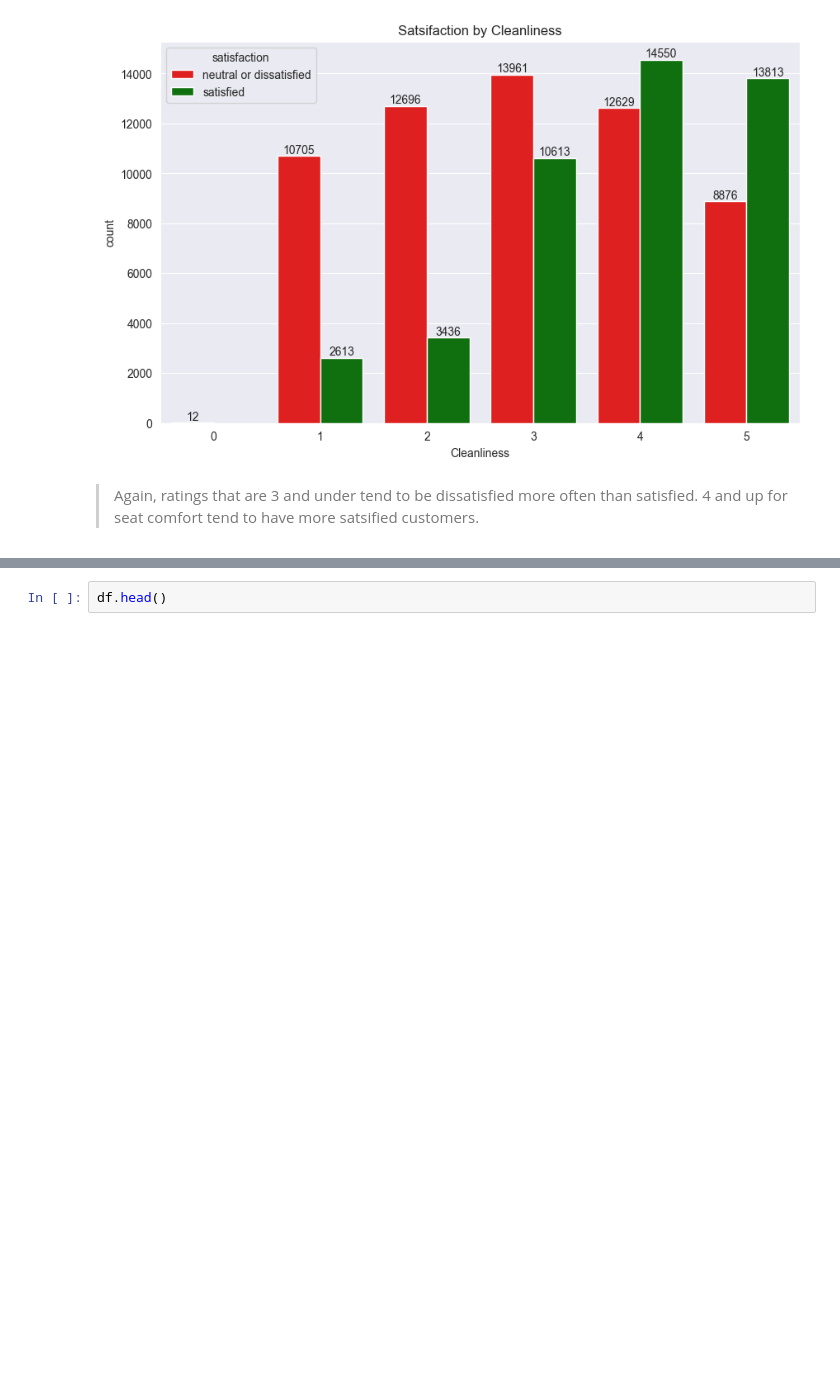
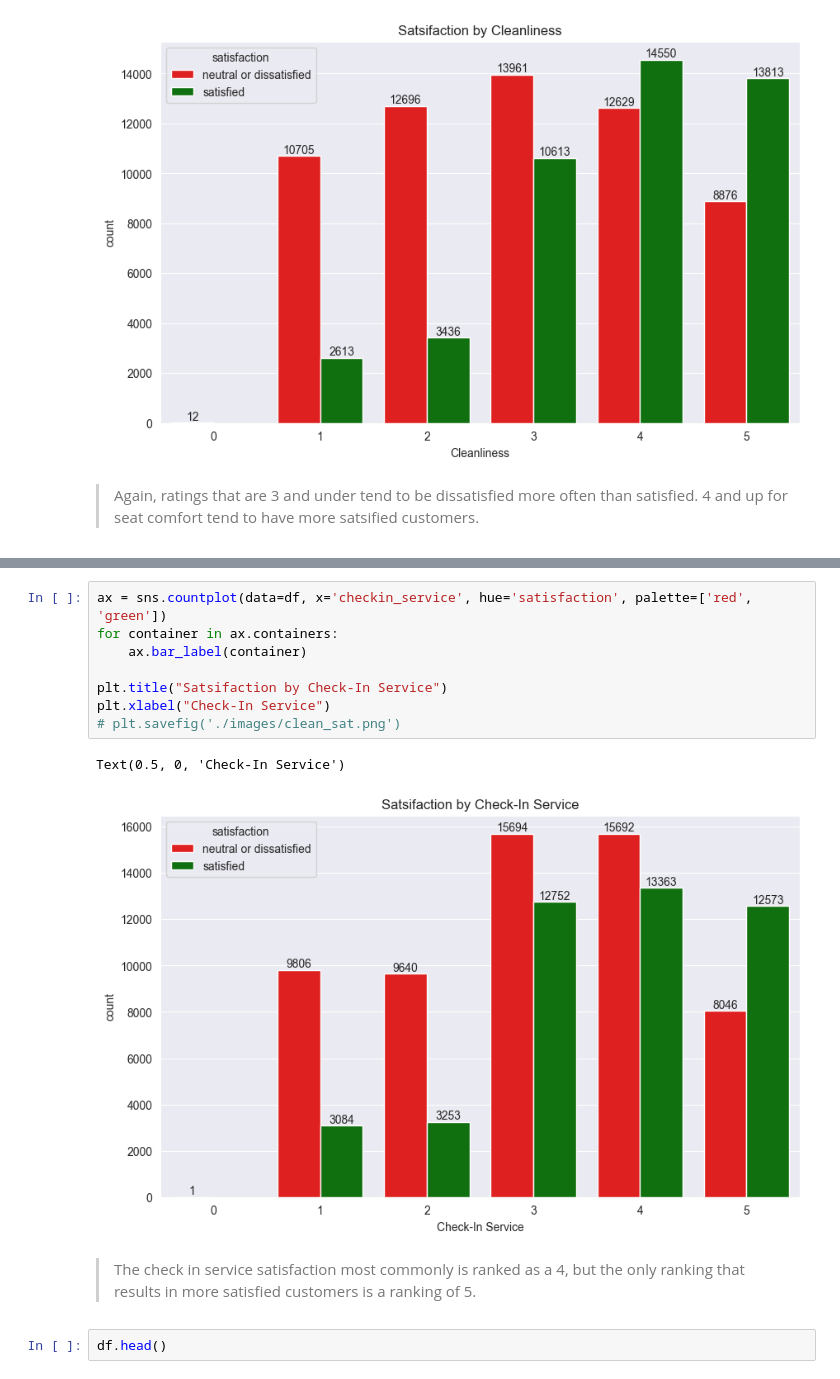
Before and after one commit to danielphilip12/Airline-Satisfaction, a Jupyter notebook: EDA.ipynb, the cells around one changed output, grey strips where cells are left out. Cells and saved outputs as stored; diff of their text form; blank space fills up the shorter version.

```diff
--- a/EDA.ipynb
+++ b/EDA.ipynb
@@ -443,3 +453,16 @@ sns.regplot(data=df, x='inflight_wifi_service', y='flight_distance')
+# %%
+ax = sns.countplot(data=df, x='checkin_service', hue='satisfaction', palette=['red', 'green'])
+for container in ax.containers:
+    ax.bar_label(container)
+
+plt.title("Satsifaction by Check-In Service")
+plt.xlabel("Check-In Service")
+# plt.savefig('./images/clean_sat.png')
+# %% [output]
+Text(0.5, 0, 'Check-In Service')
+[figure, added]
+# %% [markdown]
+> The check in service satisfaction most commonly is ranked as a 4, but the only ranking that results in more satisfied customers is a ranking of 5.
 # %%
 df.head()
 # %% [output]
```
Also changed, not shown: parts of 3 cells of this notebook.
